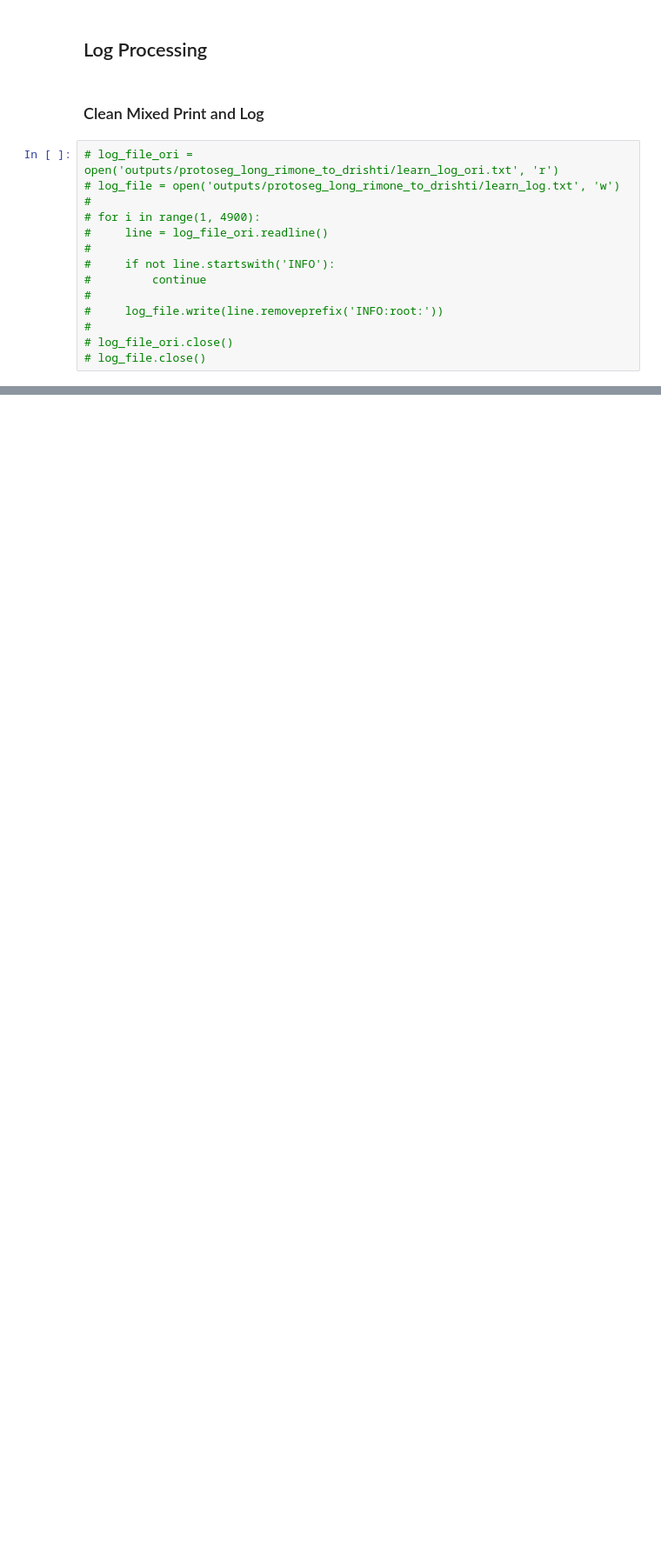
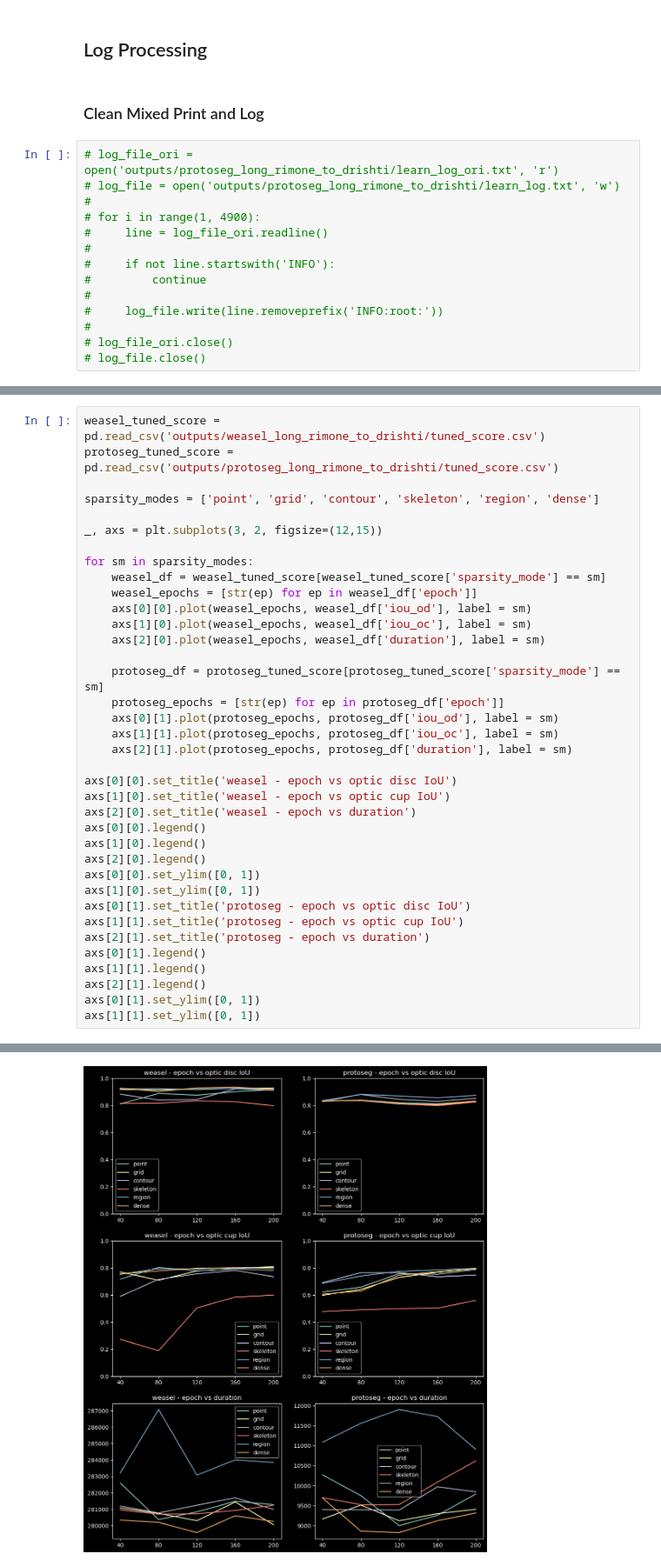
Before and after one commit to pandegaabyan/few-shot-weakly-seg, a Jupyter notebook: notebook.ipynb, the cells around one changed output, grey strips where cells are left out. Shown at 87% size. Cells and saved outputs as stored; diff of their text form; blank space fills up the shorter version.

```diff
--- a/notebook.ipynb
+++ b/notebook.ipynb
@@ -418,0 +476,38 @@ cuda.empty_cache()
+# %%
+weasel_tuned_score = pd.read_csv('outputs/weasel_long_rimone_to_drishti/tuned_score.csv')
+protoseg_tuned_score = pd.read_csv('outputs/protoseg_long_rimone_to_drishti/tuned_score.csv')
+
+sparsity_modes = ['point', 'grid', 'contour', 'skeleton', 'region', 'dense']
+
+_, axs = plt.subplots(3, 2, figsize=(12,15))
+
+for sm in sparsity_modes:
+    weasel_df = weasel_tuned_score[weasel_tuned_score['sparsity_mode'] == sm]
+    weasel_epochs = [str(ep) for ep in weasel_df['epoch']]
+    axs[0][0].plot(weasel_epochs, weasel_df['iou_od'], label = sm)
+    axs[1][0].plot(weasel_epochs, weasel_df['iou_oc'], label = sm)
+    axs[2][0].plot(weasel_epochs, weasel_df['duration'], label = sm)
+
+    protoseg_df = protoseg_tuned_score[protoseg_tuned_score['sparsity_mode'] == sm]
+    protoseg_epochs = [str(ep) for ep in protoseg_df['epoch']]
+    axs[0][1].plot(protoseg_epochs, protoseg_df['iou_od'], label = sm)
+    axs[1][1].plot(protoseg_epochs, protoseg_df['iou_oc'], label = sm)
+    axs[2][1].plot(protoseg_epochs, protoseg_df['duration'], label = sm)
+
+axs[0][0].set_title('weasel - epoch vs optic disc IoU')
+axs[1][0].set_title('weasel - epoch vs optic cup IoU')
+axs[2][0].set_title('weasel - epoch vs duration')
+axs[0][0].legend()
+axs[1][0].legend()
+axs[2][0].legend()
+axs[0][0].set_ylim([0, 1])
+axs[1][0].set_ylim([0, 1])
+axs[0][1].set_title('protoseg - epoch vs optic disc IoU')
+axs[1][1].set_title('protoseg - epoch vs optic cup IoU')
+axs[2][1].set_title('protoseg - epoch vs duration')
+axs[0][1].legend()
+axs[1][1].legend()
+axs[2][1].legend()
+axs[0][1].set_ylim([0, 1])
+axs[1][1].set_ylim([0, 1])
+# %% [output]
@@ -418,0 +515 @@ cuda.empty_cache()
+[figure, added]
```
Also changed, not shown: parts of 37 cells of this notebook, 13 other files.
